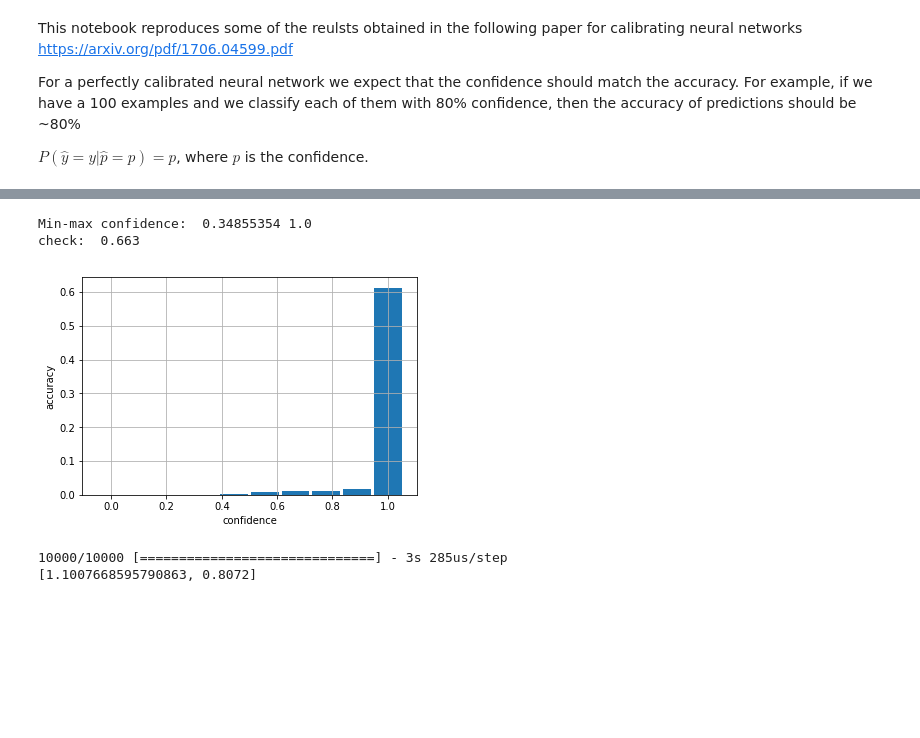
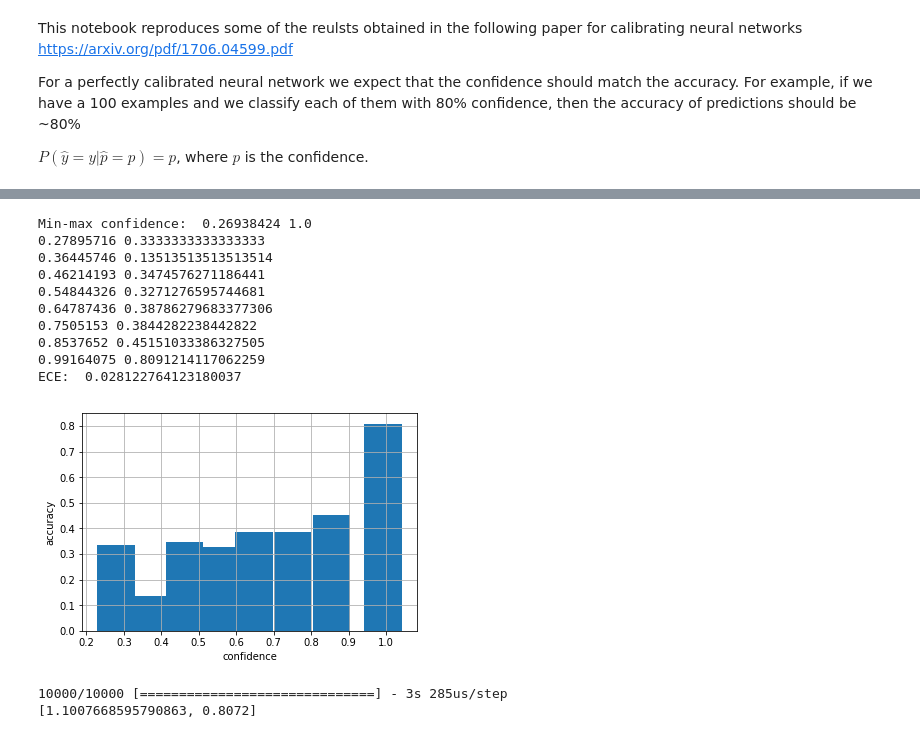
Before and after one commit to adelizer/kaggle-sandbox, a Jupyter notebook: drafts/NN_calibration.ipynb, the cells around one changed output, grey strips where cells are left out. Cells and saved outputs as stored; diff of their text form; code cells hidden in the pictures; blank space fills up the shorter version.

```diff
--- a/drafts/NN_calibration.ipynb
+++ b/drafts/NN_calibration.ipynb
@@ -41,8 +35,15 @@ Downloading data from https://www.cs.toronto.edu/~kriz/cifar-10-python.tar.gz
 lenet = keras.Sequential()
 
 lenet.add(keras.layers.Conv2D(filters=32, kernel_size=(5, 5), activation='relu', input_shape=(32,32,3)))
+lenet.add(keras.layers.BatchNormalization())
+lenet.add(keras.layers.Conv2D(filters=32, kernel_size=(5, 5), activation='relu'))
+lenet.add(keras.layers.BatchNormalization())
 lenet.add(keras.layers.MaxPooling2D(pool_size=(2,2), strides=(2,2)))
+
 lenet.add(keras.layers.Conv2D(filters=64, kernel_size=(5, 5), activation='relu'))
+lenet.add(keras.layers.BatchNormalization())
+lenet.add(keras.layers.Conv2D(filters=64, kernel_size=(5, 5), activation='relu'))
+lenet.add(keras.layers.BatchNormalization())
 lenet.add(keras.layers.MaxPooling2D(pool_size=(2,2), strides=(2,2)))
 lenet.add(keras.layers.Flatten())
 lenet.add(keras.layers.Dense(256, activation='relu'))
@@ -71,2 +54,2 @@ None
 # %%
-lenet.fit(x_train, one_hot_y_train, epochs=50)
+lenet.fit(x_train, one_hot_y_train, batch_size=32, epochs=50)
@@ -80,9 +82,18 @@ print(lenet_score)
-# %%
-plot_discrepancy(lenet_predictions, y_test)
-# %% [output]
-Min-max confidence:  0.34855354 1.0
-check:  0.663
-[figure, removed]
+# %%
+ECE = plot_discrepancy(lenet_predictions, y_test)
+print("ECE: ", ECE)
+# %% [output]
+Min-max confidence:  0.26938424 1.0
+0.27895716 0.3333333333333333
+0.36445746 0.13513513513513514
+0.46214193 0.3474576271186441
+0.54844326 0.3271276595744681
+0.64787436 0.38786279683377306
+0.7505153 0.3844282238442822
+0.8537652 0.45151033386327505
+0.99164075 0.8091214117062259
+ECE:  0.028122764123180037
+[figure, added]
 # %%
 """
 Define a function that accepts predictions and ground truths, then plots the
```
Also changed, not shown: parts of 6 cells of this notebook.
